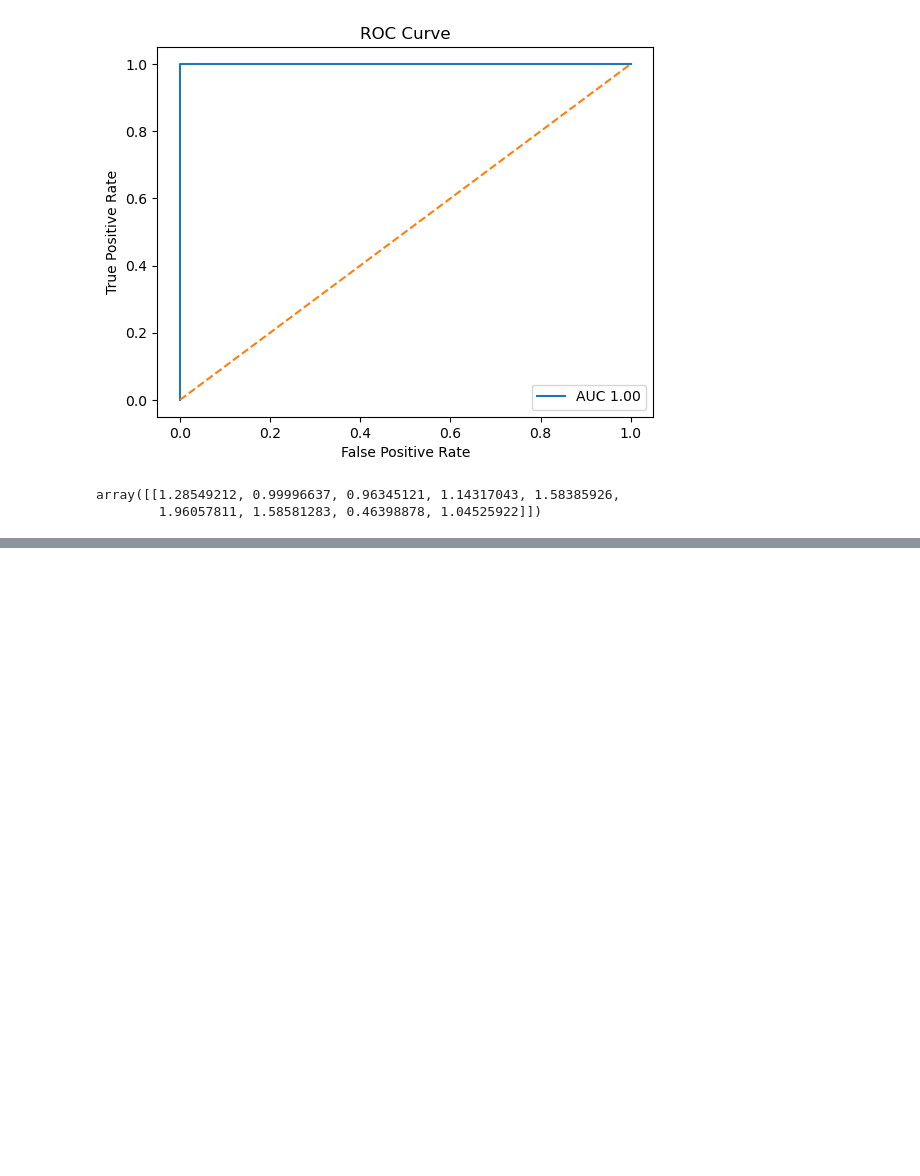
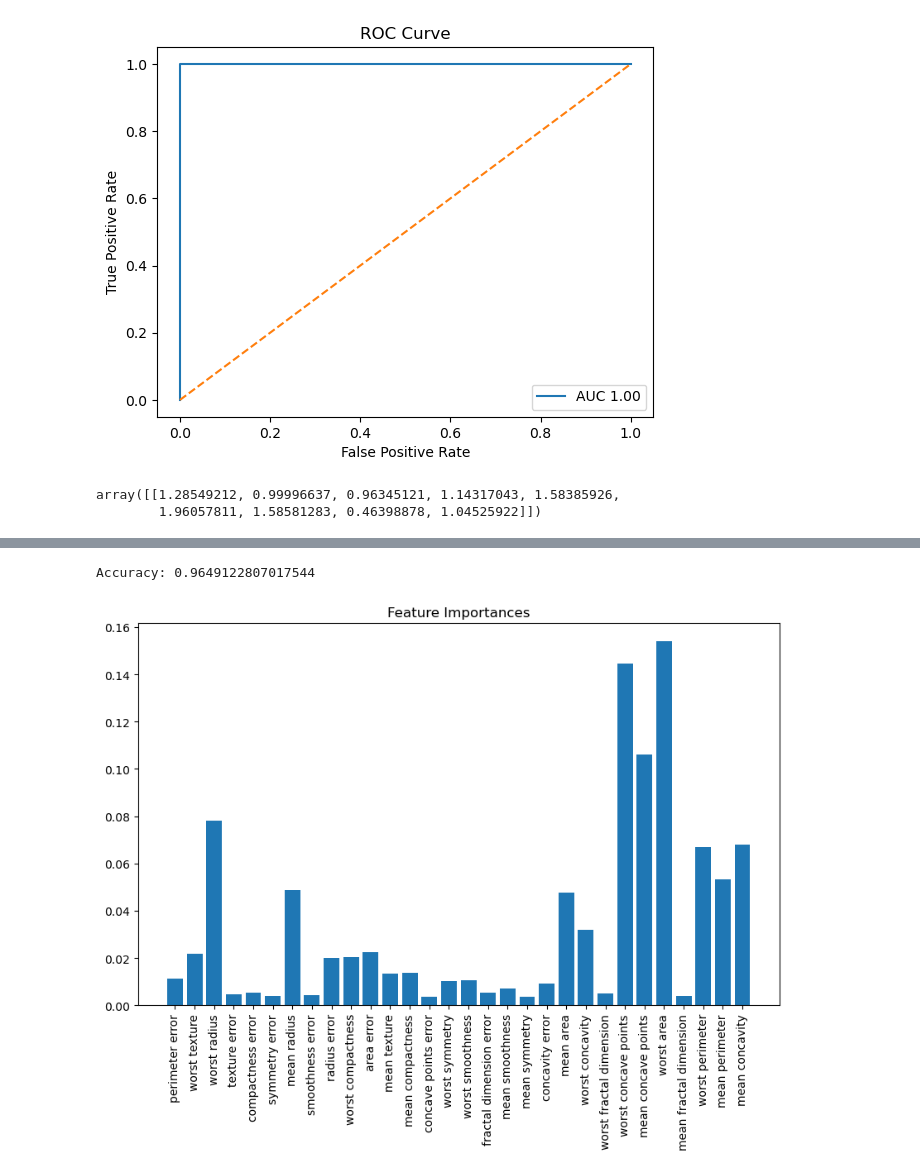
Before and after one commit to teragrammer/data-science-and-machine-learning-cheat-sheet, a Jupyter notebook: tensorflow-cheat-sheet.ipynb, the cells around one changed output, grey strips where cells are left out. Cells and saved outputs as stored; diff of their text form; code cells hidden in the pictures; blank space fills up the shorter version.

```diff
--- a/tensorflow-cheat-sheet.ipynb
+++ b/tensorflow-cheat-sheet.ipynb
@@ -190,0 +280,37 @@ array([[1.28549212, 0.99996637, 0.96345121, 1.14317043, 1.58385926,
+# %%
+# load the data
+data = load_breast_cancer()
+X = data.data
+y = data.target
+
+# split the data
+X_train, X_test, y_train, y_test = train_test_split(X, y, test_size = 0.2, random_state = 42)
+
+model = RandomForestClassifier(n_estimators = 100, random_state = 42)
+
+# train the model
+model.fit(X_train, y_train)
+
+# make a prediction
+y_preds = model.predict(X_test)
+
+# evaluate the model
+accuracy = accuracy_score(y_test, y_preds)
+print(f"Accuracy: {accuracy}")
+
+# get feature importance
+importances = model.feature_importances_
+
+# sort feature importances indescneding order & rearrange features names do they match the sorted feature importances
+indices = np.argsort(importances[::-1])
+feature_names = data.feature_names[indices]
+
+# create bar plot of feature importances
+plt.figure(figsize=(10, 6))
+plt.title("Feature Importances")
+plt.bar(range(X.shape[1]), importances[indices])
+plt.xticks(range(X.shape[1]), feature_names, rotation = 90)
+plt.show()
+# %% [output]
+Accuracy: 0.9649122807017544
+[figure, added]
```
Also changed, not shown: parts of 10 cells of this notebook.
